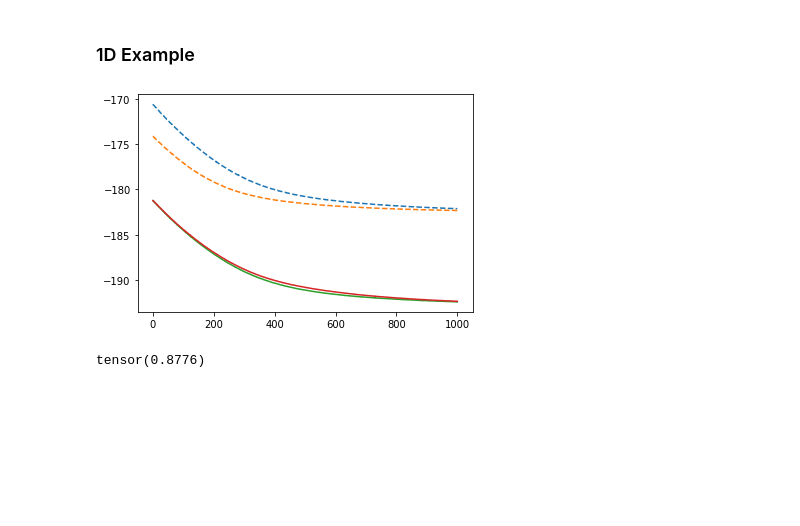
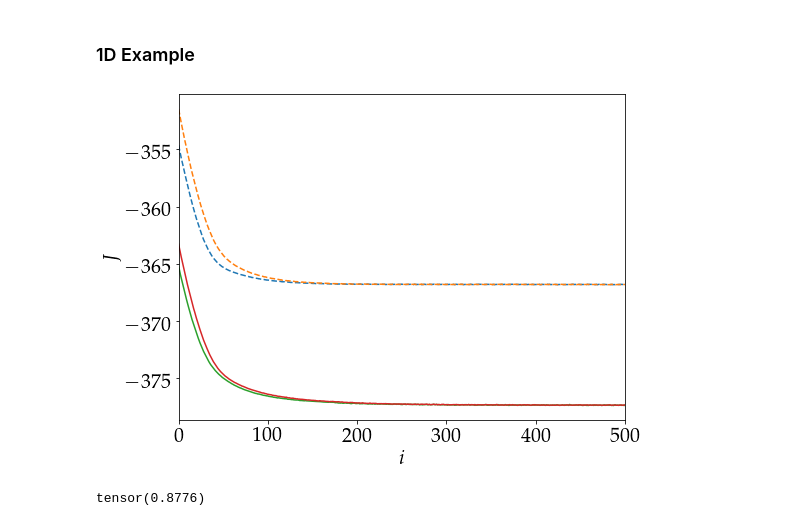
Before and after one commit to Harry45/SUPER, a Jupyter notebook: plotting.ipynb, the cells around one changed output. Cells and saved outputs as stored; diff of their text form; code cells hidden in the pictures; blank space fills up the shorter version.

```diff
--- a/plotting.ipynb
+++ b/plotting.ipynb
@@ -94,3 +36,12 @@ tensor([750.0182])
+# %%
+import torch
+import matplotlib.pylab as plt
+from src.gp.bcm import BayesianMachine
+
+plt.rc('text', usetex=True)
+plt.rc('font',**{'family':'sans-serif','serif':['Palatino']})
+figSize  = (12, 8)
+fontSize = 20
 # %% [markdown]
 ### 1D Example
 # %%
@@ -103,20 +54,25 @@ testpoint = torch.Tensor([[0.5]])
 bcm_kmeans = BayesianMachine(inputs, yvals, 1E-4, n_clusters = 2)
 bcm_exact = BayesianMachine(inputs, yvals, 1E-4)
 # %%
-config_exact = {'niter': 1000, 'lrate': 1E-3, 'nrestart': 2}
-config_kmean = {'niter': 1000, 'lrate': 1E-3, 'nrestart': 2}
+config_exact = {'niter': 500, 'lrate': 1E-2, 'nrestart': 2}
+config_kmean = {'niter': 500, 'lrate': 1E-2, 'nrestart': 2}
 # %%
 d_kmeans = bcm_kmeans.optimisation(hyper, config_kmean)
 d_exact = bcm_exact.optimisation(hyper, config_exact)
 # %%
-plt.figure()
+plt.figure(figsize=(8,6))
 plt.plot(d_kmeans[0]['loss'], linestyle = '--')
 plt.plot(d_kmeans[1]['loss'], linestyle = '--')
 plt.plot(d_exact[0]['loss'], linestyle = '-')
 plt.plot(d_exact[1]['loss'], linestyle = '-')
+plt.xlim(0,500)
+plt.ylabel(r'$J$', fontsize = fontSize)
+plt.xlabel(r'$i$', fontsize = fontSize)
+plt.tick_params(axis='x', labelsize=fontSize)
+plt.tick_params(axis='y', labelsize=fontSize)
 plt.show()
 # %% [output]
-[figure, old version]
+[figure, new version]
 # %%
 torch.cos(torch.tensor(0.5))
 # %% [output]
```
Also changed, not shown: parts of 44 cells of this notebook, 5 other files.
